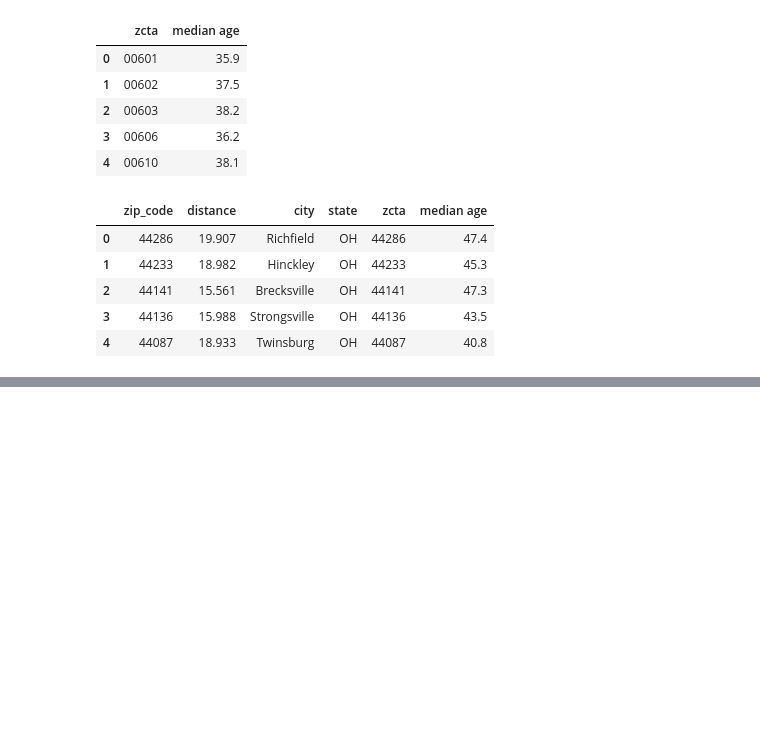
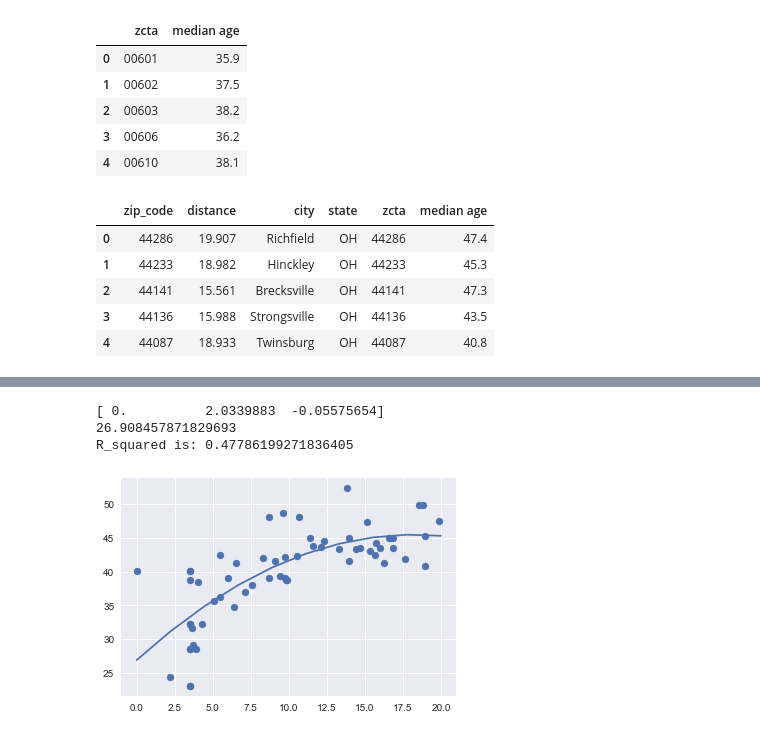
Before and after one commit to Gomesm450/Project-1, a Jupyter notebook: project_draft_code.ipynb, the cells around one changed output, grey strips where cells are left out. Cells and saved outputs as stored; diff of their text form; code cells hidden in the pictures; blank space fills up the shorter version.

```diff
--- a/project_draft_code.ipynb
+++ b/project_draft_code.ipynb
@@ -128,0 +161,20 @@ cle_final.head()
+# %%
+model_2 = make_pipeline(PolynomialFeatures(2),LinearRegression())
+model_2.fit((X_train[:, np.newaxis]),y_train)
+xfit = np.linspace(0, 20,10 )
+yfit = model_2.predict(xfit[:, np.newaxis])
+print(model_2.steps[1][1].coef_)
+print(model_2.steps[1][1].intercept_)
+# print(f'model coefficient: {int(model_2.coef_)}')
+# print(f'model intercept: {int(model_2.intercept_)}')
+y_predict = model_2.predict(X_test[:, np.newaxis])
+print (f'R_squared is: {r2_score(y_test,y_predict)}')
+# %% [output]
+[ 0.          2.0339883  -0.05575654]
+26.908457871829693
+R_squared is: 0.47786199271836405
+# %%
+plt.scatter(X_train,y_train)
+plt.plot(xfit, yfit);
+# %% [output]
+[figure, added]
```
Also changed, not shown: parts of 5 cells of this notebook, 7 other files.
